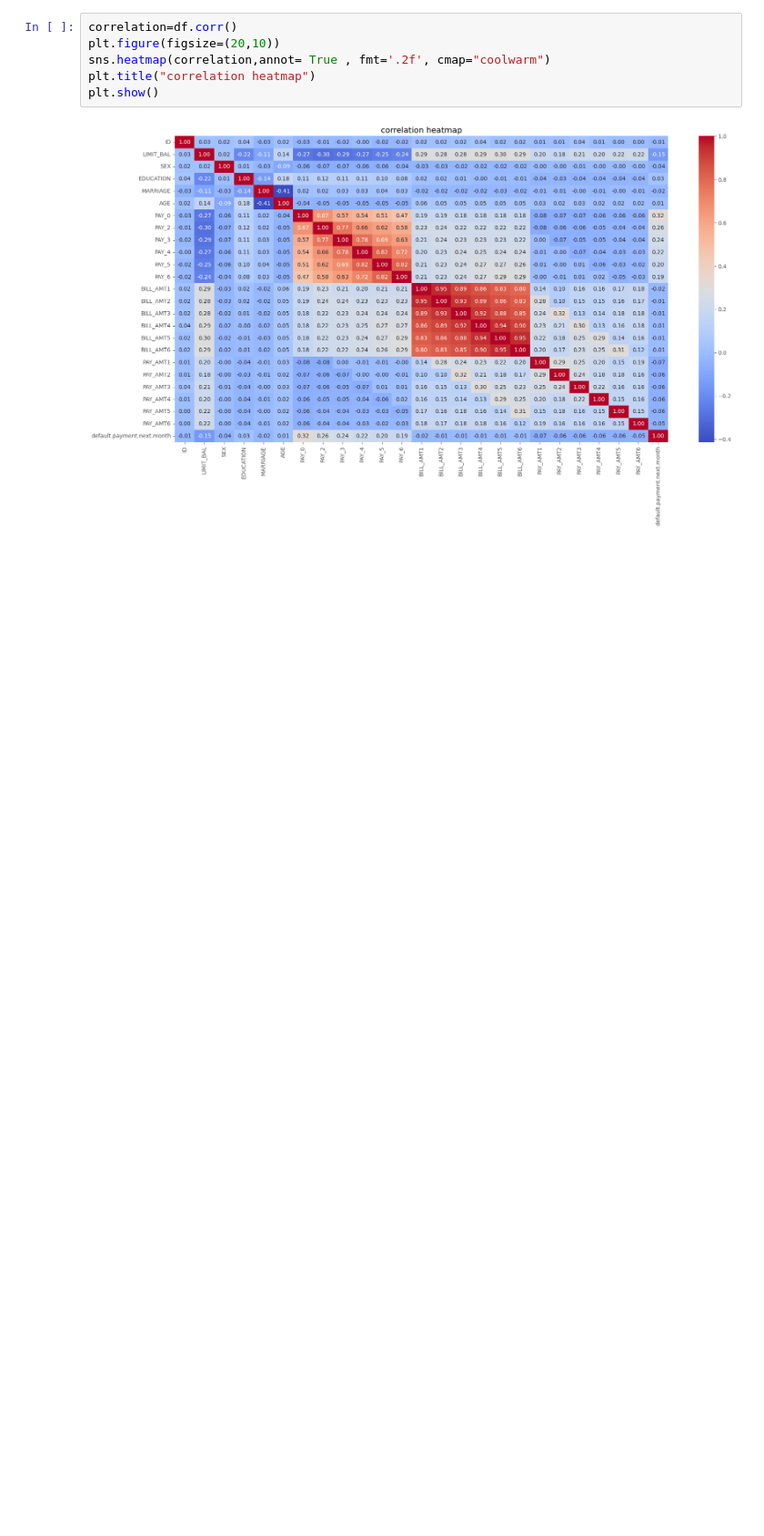
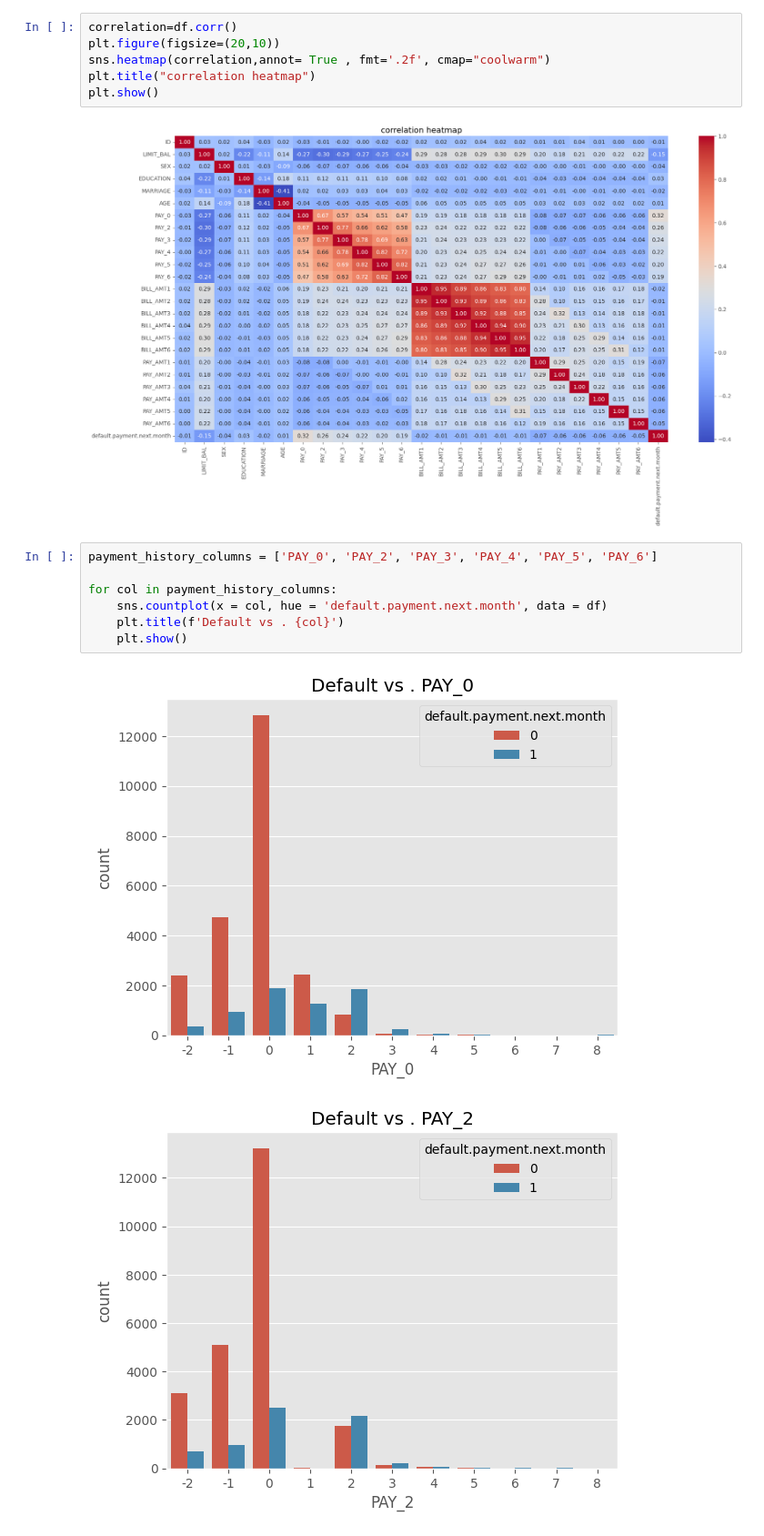
Before and after one commit to fahadkhan1389/Credit-Card-Default-Prediction, a Jupyter notebook: credit.ipynb, the cells around one changed output. Shown at 91% size. Drawn from its saved outputs; the diff is of its cells as text; blank space fills up the shorter version.

Commit message:
default vs pay

```diff
--- a/credit.ipynb
+++ b/credit.ipynb
@@ -105,3 +105,13 @@ plt.title("correlation heatmap")
 plt.show()
 # %% [output]
 [figure]
+# %%
+payment_history_columns = ['PAY_0', 'PAY_2', 'PAY_3', 'PAY_4', 'PAY_5', 'PAY_6']
+
+for col in payment_history_columns:
+    sns.countplot(x = col, hue = 'default.payment.next.month', data = df)
+    plt.title(f'Default vs . {col}')
+    plt.show()
+# %% [output]
+[figure, added]
+[figure, added]
```
Also changed, not shown: parts of 1 cell of this notebook.
